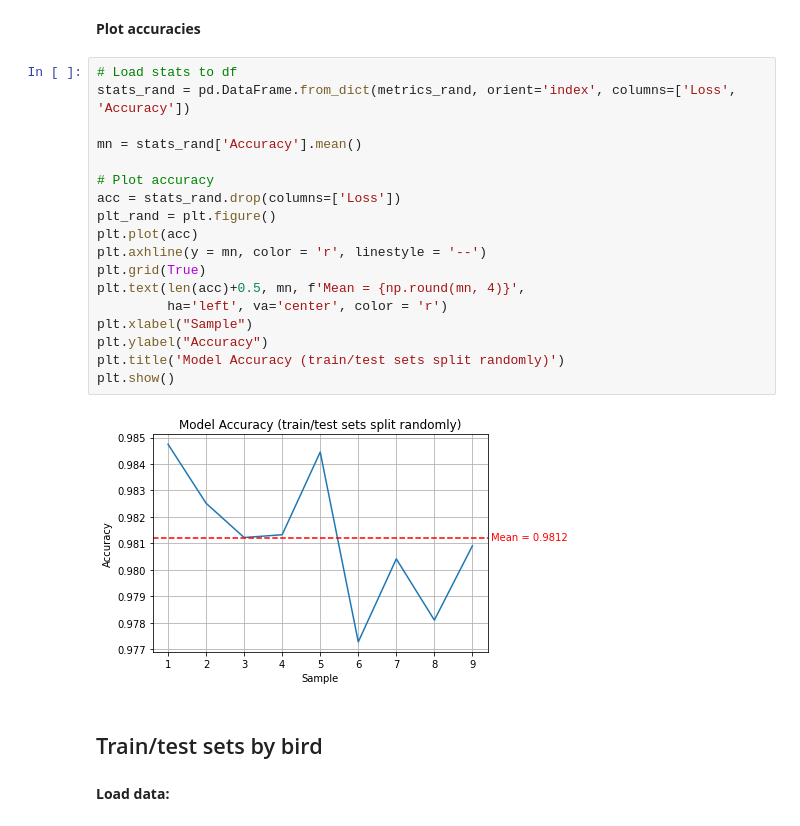
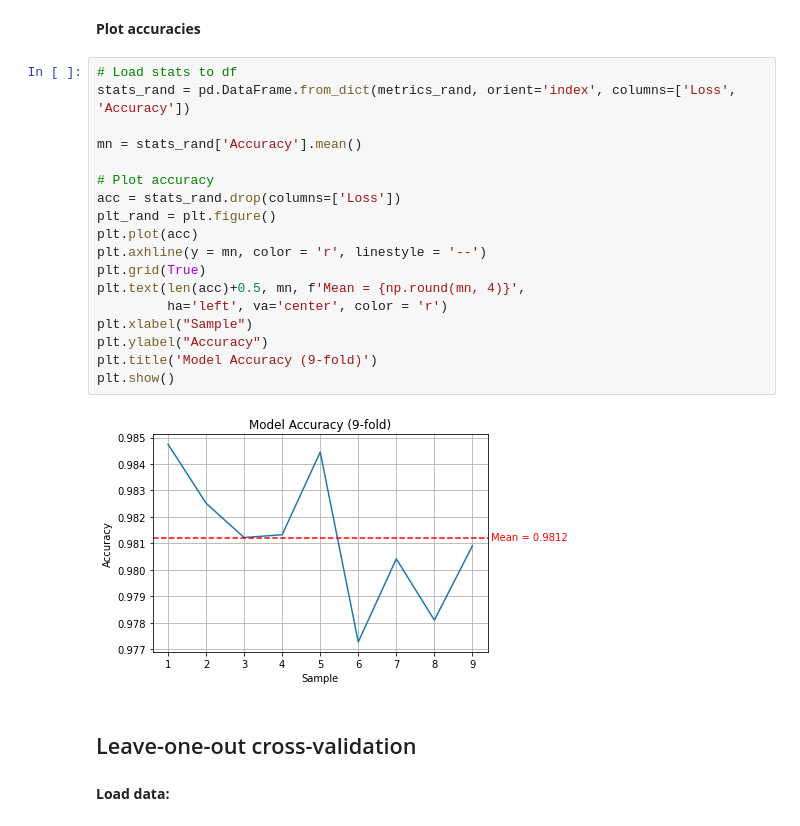
Before and after one commit to robinfreeman/seabirds_dive_predict, a Jupyter notebook: Code/Keras_reduced_dset.ipynb, the cells around one changed output. Cells and saved outputs as stored; diff of their text form.

```diff
--- a/Code/Keras_reduced_dset.ipynb
+++ b/Code/Keras_reduced_dset.ipynb
@@ -107,28 +107,28 @@ Epoch 1/50
 130/130 [==============================] - 0s 3ms/step - loss: 0.6315 - accuracy: 0.9809
 # %% [markdown]
 **Plot accuracies**
-# %%
-# Load stats to df
-stats_rand = pd.DataFrame.from_dict(metrics_rand, orient='index', columns=['Loss', 'Accuracy'])
-
-mn = stats_rand['Accuracy'].mean()
-
-# Plot accuracy
-acc = stats_rand.drop(columns=['Loss'])
-plt_rand = plt.figure()
-plt.plot(acc)
-plt.axhline(y = mn, color = 'r', linestyle = '--')
-plt.grid(True)
-plt.text(len(acc)+0.5, mn, f'Mean = {np.round(mn, 4)}',
-         ha='left', va='center', color = 'r')
-plt.xlabel("Sample")
-plt.ylabel("Accuracy")
-plt.title('Model Accuracy (train/test sets split randomly)')
-plt.show()
-# %% [output]
-[figure, removed]
+# %%
+# Load stats to df
+stats_rand = pd.DataFrame.from_dict(metrics_rand, orient='index', columns=['Loss', 'Accuracy'])
+
+mn = stats_rand['Accuracy'].mean()
+
+# Plot accuracy
+acc = stats_rand.drop(columns=['Loss'])
+plt_rand = plt.figure()
+plt.plot(acc)
+plt.axhline(y = mn, color = 'r', linestyle = '--')
+plt.grid(True)
+plt.text(len(acc)+0.5, mn, f'Mean = {np.round(mn, 4)}',
+         ha='left', va='center', color = 'r')
+plt.xlabel("Sample")
+plt.ylabel("Accuracy")
+plt.title('Model Accuracy (9-fold)')
+plt.show()
+# %% [output]
+[figure, added]
 # %% [markdown]
-## Train/test sets by bird
+## Leave-one-out cross-validation
 # %% [markdown]
 **Load data:**
 # %%
```
Also changed, not shown: parts of 10 cells of this notebook, 1 other file.
